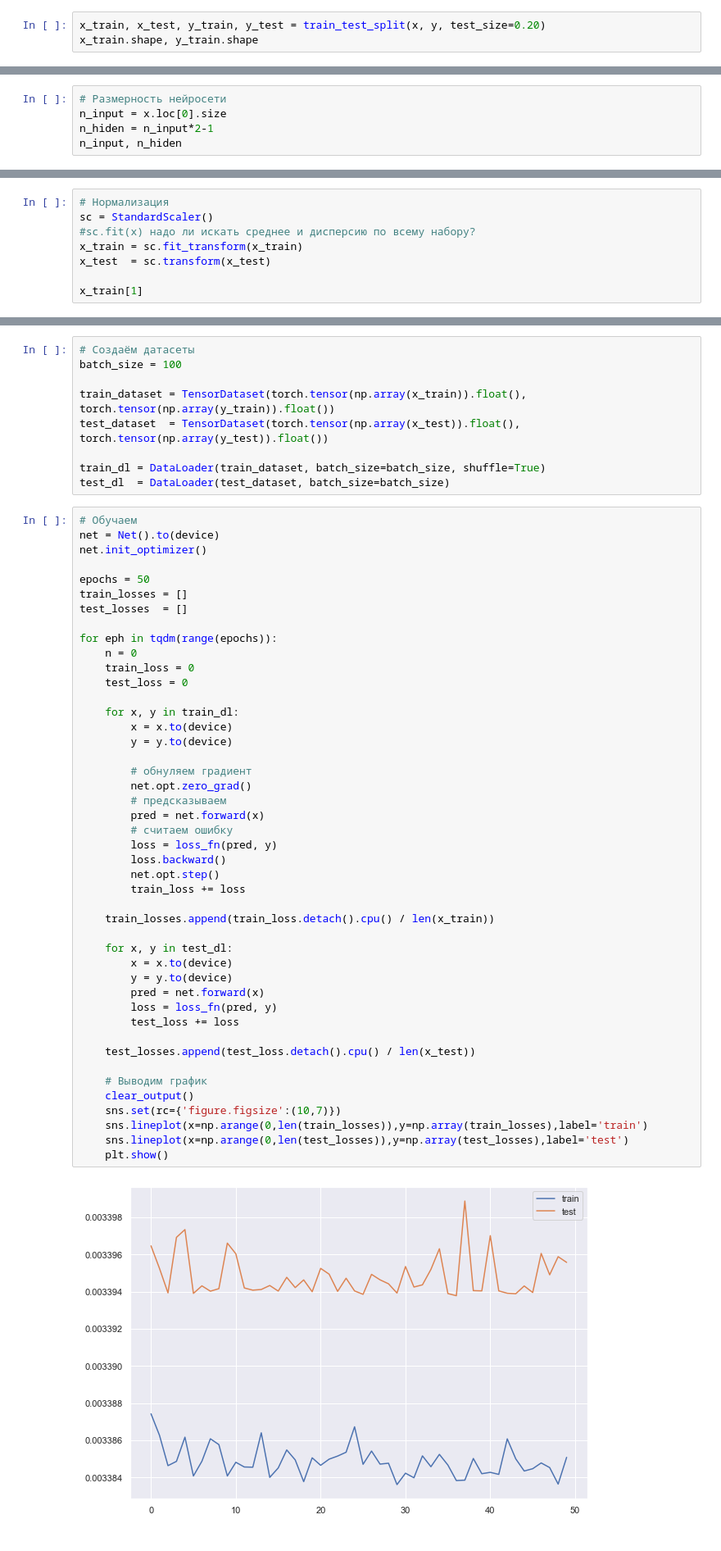
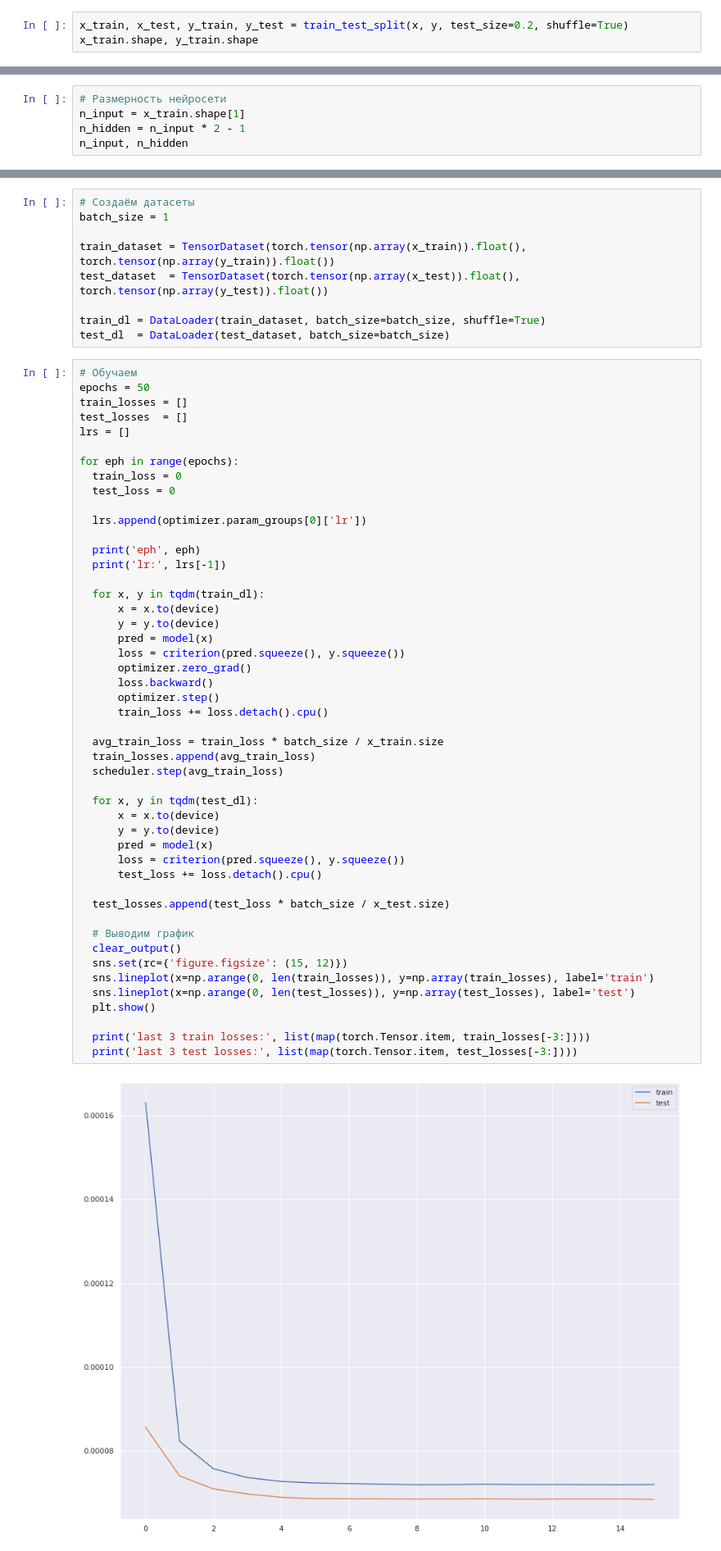
Before and after one commit to oQaris/QLab, a Jupyter notebook: ml/QLab.ipynb, the cells around one changed output, grey strips where cells are left out. Shown at 82% size. Saved outputs shown, nothing was run; the diff lists cells and outputs as text.

```diff
--- a/ml/QLab.ipynb
+++ b/ml/QLab.ipynb
@@ -58,4 +112,4 @@ Name: our_gp, Length: 181408, dtype: float64
 # %%
-x_train, x_test, y_train, y_test = train_test_split(x, y, test_size=0.20)
+x_train, x_test, y_train, y_test = train_test_split(x, y, test_size=0.2, shuffle=True)
 x_train.shape, y_train.shape
 # %% [output]
@@ -70,6 +220,6 @@ device
 # %%
 # Размерность нейросети
-n_input = x.loc[0].size
-n_hiden = n_input*2-1
-n_input, n_hiden
+n_input = x_train.shape[1]
+n_hidden = n_input * 2 - 1
+n_input, n_hidden
 # %% [output]
@@ -99,8 +260,0 @@ loss_fn = torch.nn.L1Loss() #reduction='sum'
-# %%
-# Нормализация
-sc = StandardScaler()
-#sc.fit(x) надо ли искать среднее и дисперсию по всему набору?
-x_train = sc.fit_transform(x_train)
-x_test  = sc.transform(x_test)
-
-x_train[1]
@@ -118,6 +261,6 @@ array([-0.04420226, -0.16221741,  1.58078046, -0.44077837, -0.42424299,
 # %%
 # Создаём датасеты
-batch_size = 100
+batch_size = 1
 
 train_dataset = TensorDataset(torch.tensor(np.array(x_train)).float(), torch.tensor(np.array(y_train)).float())
 test_dataset  = TensorDataset(torch.tensor(np.array(x_test)).float(), torch.tensor(np.array(y_test)).float())
@@ -126,48 +269,51 @@ train_dl = DataLoader(train_dataset, batch_size=batch_size, shuffle=True)
 test_dl  = DataLoader(test_dataset, batch_size=batch_size)
 # %%
 # Обучаем
-net = Net().to(device)
-net.init_optimizer()
-
 epochs = 50
 train_losses = []
 test_losses  = []
+lrs = []
 
-for eph in tqdm(range(epochs)):
-    n = 0
-    train_loss = 0
-    test_loss = 0
+for eph in range(epochs):
+  train_loss = 0
+  test_loss = 0
 
-    for x, y in train_dl:
-        x = x.to(device)
-        y = y.to(device)
+  lrs.append(optimizer.param_groups[0]['lr'])
 
-        # обнуляем градиент
-        net.opt.zero_grad()
-        # предсказываем
-        pred = net.forward(x)
-        # считаем ошибку
-        loss = loss_fn(pred, y)
-        loss.backward()
-        net.opt.step()
-        train_loss += loss
+  print('eph', eph)
+  print('lr:', lrs[-1])
 
-    train_losses.append(train_loss.detach().cpu() / len(x_train))
+  for x, y in tqdm(train_dl):
+      x = x.to(device)
+      y = y.to(device)
+      pred = model(x)
+      loss = criterion(pred.squeeze(), y.squeeze())
+      optimizer.zero_grad()
+      loss.backward()
+      optimizer.step()
+      train_loss += loss.detach().cpu()
 
-    for x, y in test_dl:
-        x = x.to(device)
-        y = y.to(device)
-        pred = net.forward(x)
-        loss = loss_fn(pred, y)
-        test_loss += loss
+  avg_train_loss = train_loss * batch_size / x_train.size
+  train_losses.append(avg_train_loss)
+  scheduler.step(avg_train_loss)
 
-    test_losses.append(test_loss.detach().cpu() / len(x_test))
+  for x, y in tqdm(test_dl):
+      x = x.to(device)
+      y = y.to(device)
+      pred = model(x)
+      loss = criterion(pred.squeeze(), y.squeeze())
+      test_loss += loss.detach().cpu()
 
-    # Выводим график
-    clear_output()
-    sns.set(rc={'figure.figsize':(10,7)})
-    sns.lineplot(x=np.arange(0,len(train_losses)),y=np.array(train_losses),label='train')
-    sns.lineplot(x=np.arange(0,len(test_losses)),y=np.array(test_losses),label='test')
-    plt.show()
+  test_losses.append(test_loss * batch_size / x_test.size)
+
+  # Выводим график
+  clear_output()
+  sns.set(rc={'figure.figsize': (15, 12)})
+  sns.lineplot(x=np.arange(0, len(train_losses)), y=np.array(train_losses), label='train')
+  sns.lineplot(x=np.arange(0, len(test_losses)), y=np.array(test_losses), label='test')
+  plt.show()
+
+  print('last 3 train losses:', list(map(torch.Tensor.item, train_losses[-3:])))
+  print('last 3 test losses:', list(map(torch.Tensor.item, test_losses[-3:])))
 # %% [output]
-[figure, old version]
+[figure, new version]
```
Also changed, not shown: parts of 31 cells of this notebook, 2 other files.
